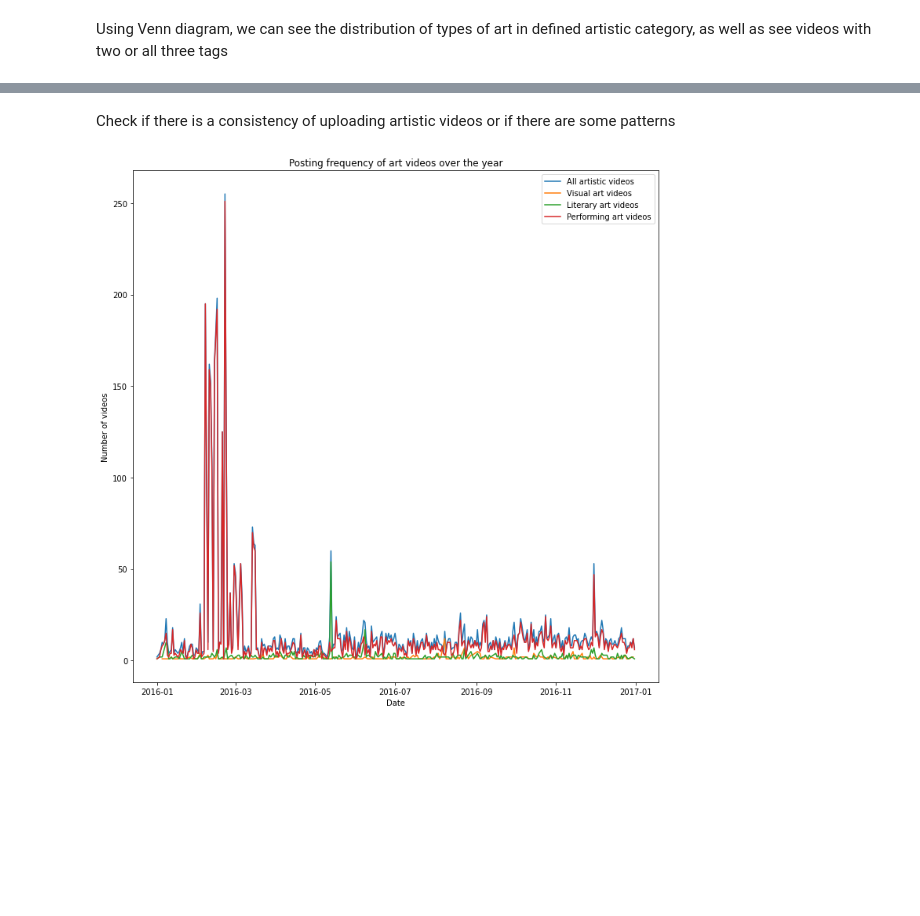
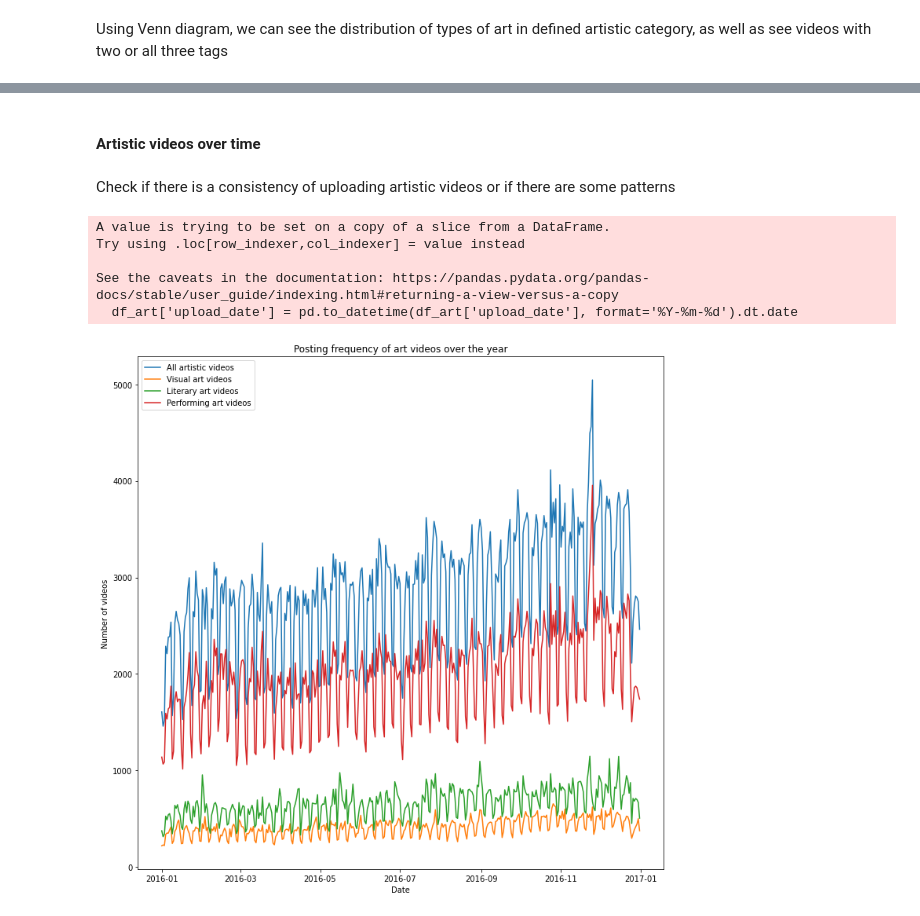
Before and after one commit to epfl-ada/ada-2022-project-geksada, a Jupyter notebook: preliminary_analysis.ipynb, the cells around one changed output, grey strips where cells are left out. Saved outputs shown, nothing was run; the diff lists cells and outputs as text; code cells hidden in the pictures; blank space fills up the shorter version.

```diff
--- a/preliminary_analysis.ipynb
+++ b/preliminary_analysis.ipynb
@@ -133,4 +133,15 @@ def check_tags_in_list(tags, word_list):
+# %%
+def return_word_in_list(tags, word_list):
+
+    # Make sets from the list of words
+    x = set(tags)
+    y = set(word_list)
+
+    # Use intersection function of set type to quickly find which word are in both lists/sets
+    z = x.intersection(y)
+
+    return z
 # %%
-df_meta_16['visual_art'] = df_meta_16['tags'].apply(lambda x : check_tags_in_list(x, visual_words))
-df_meta_16['literary_art'] = df_meta_16['tags'].apply(lambda x : check_tags_in_list(x, literary_words))
-df_meta_16['performing_art'] = df_meta_16['tags'].apply(lambda x : check_tags_in_list(x, performing_words))
+df_meta_16['visual_art_word'] = df_meta_16['tags'].apply(lambda x : return_word_in_list(x, visual_words))
+df_meta_16['literary_art_word'] = df_meta_16['tags'].apply(lambda x : return_word_in_list(x, literary_words))
+df_meta_16['performing_art_word'] = df_meta_16['tags'].apply(lambda x : return_word_in_list(x, performing_words))
@@ -142,0 +148,2 @@ Name: visual_art, dtype: int64
+# %%
+df_art = df_meta_16.loc[df_meta_16.art == 1]
@@ -186,25 +234,33 @@ plt.show()
+# %% [markdown]
+#### Artistic videos over time
 # %% [markdown]
 Check if there is a consistency of uploading artistic videos or if there are some patterns
 # %%
 # Convert upload date to only date format
 df_meta_16['upload_date'] = pd.to_datetime(df_meta_16['upload_date'], format='%Y-%m-%d').dt.date
-art_df['upload_date'] = pd.to_datetime(art_df['upload_date'], format='%Y-%m-%d').dt.date
+df_art['upload_date'] = pd.to_datetime(df_art['upload_date'], format='%Y-%m-%d').dt.date
+# %% [output]
+A value is trying to be set on a copy of a slice from a DataFrame.
+Try using .loc[row_indexer,col_indexer] = value instead
+
+See the caveats in the documentation: https://pandas.pydata.org/pandas-docs/stable/user_guide/indexing.html#returning-a-view-versus-a-copy
+  df_art['upload_date'] = pd.to_datetime(df_art['upload_date'], format='%Y-%m-%d').dt.date
 # %%
-all_art_vid_count_year = art_df.groupby("upload_date").count().channel_id
-vis_art_vid_count_year = art_df[art_df.visual_art==1].groupby("upload_date").count().channel_id
-lit_art_vid_count_year = art_df[art_df.literary_art==1].groupby("upload_date").count().channel_id
-perf_art_vid_count_year = art_df[art_df.performing_art==1].groupby("upload_date").count().channel_id
+all_art_vid_count_year = df_art.groupby("upload_date").count().channel_id
+vis_art_vid_count_year = df_art[df_art.visual_art==1].groupby("upload_date").count().channel_id
+lit_art_vid_count_year = df_art[df_art.literary_art==1].groupby("upload_date").count().channel_id
+perf_art_vid_count_year = df_art[df_art.performing_art==1].groupby("upload_date").count().channel_id
 
 plt.figure(figsize=(12,12))
 plt.plot(all_art_vid_count_year, label="All artistic videos")
 plt.plot(vis_art_vid_count_year, label="Visual art videos")
 plt.plot(lit_art_vid_count_year, label="Literary art videos")
 plt.plot(perf_art_vid_count_year, label="Performing art videos")
 plt.legend()
 plt.title('Posting frequency of art videos over the year')
 plt.xlabel('Date')
 plt.ylabel('Number of videos')
 plt.show()
 # %% [output]
-[figure, old version]
+[figure, new version]
 # %%
```
Also changed, not shown: parts of 28 cells of this notebook, 2 other files.
